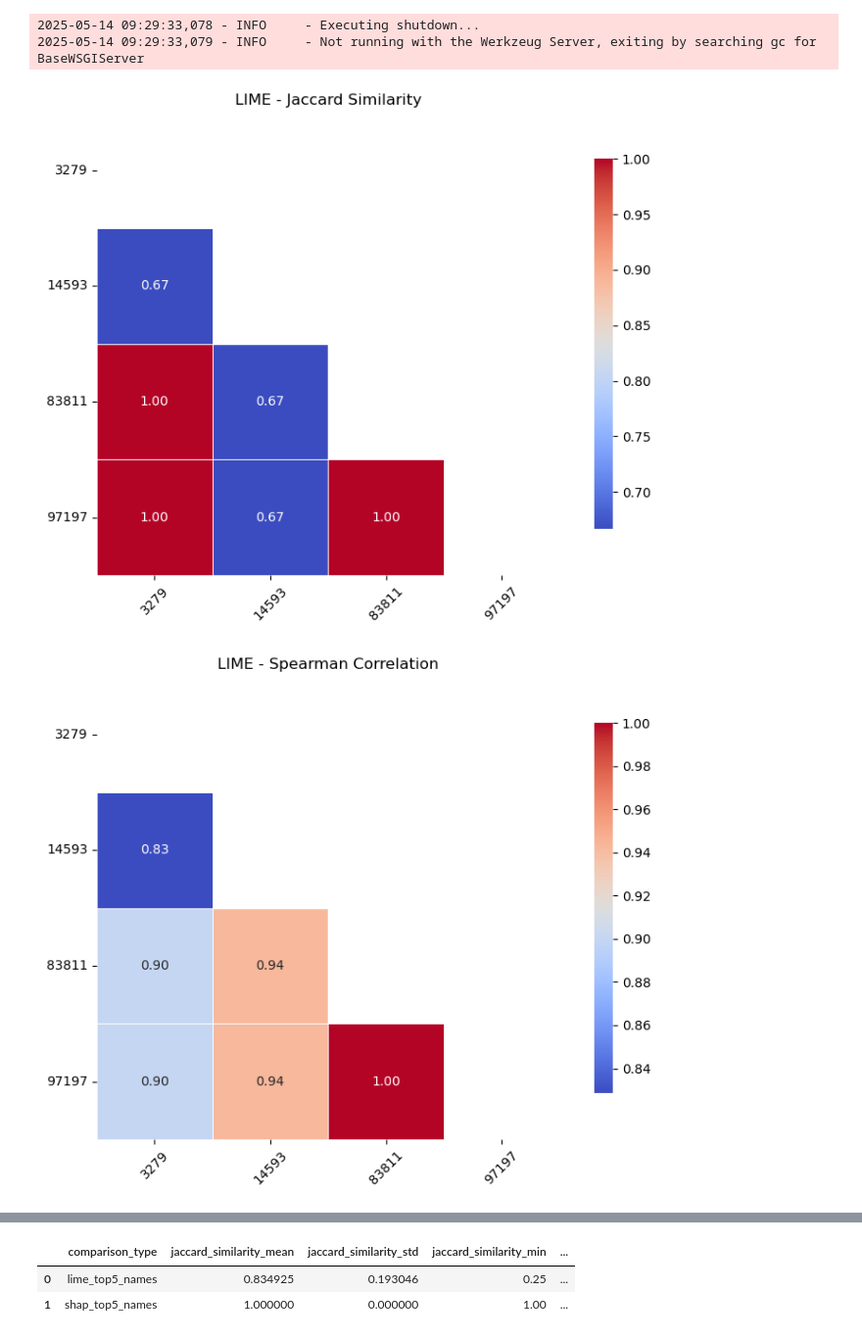
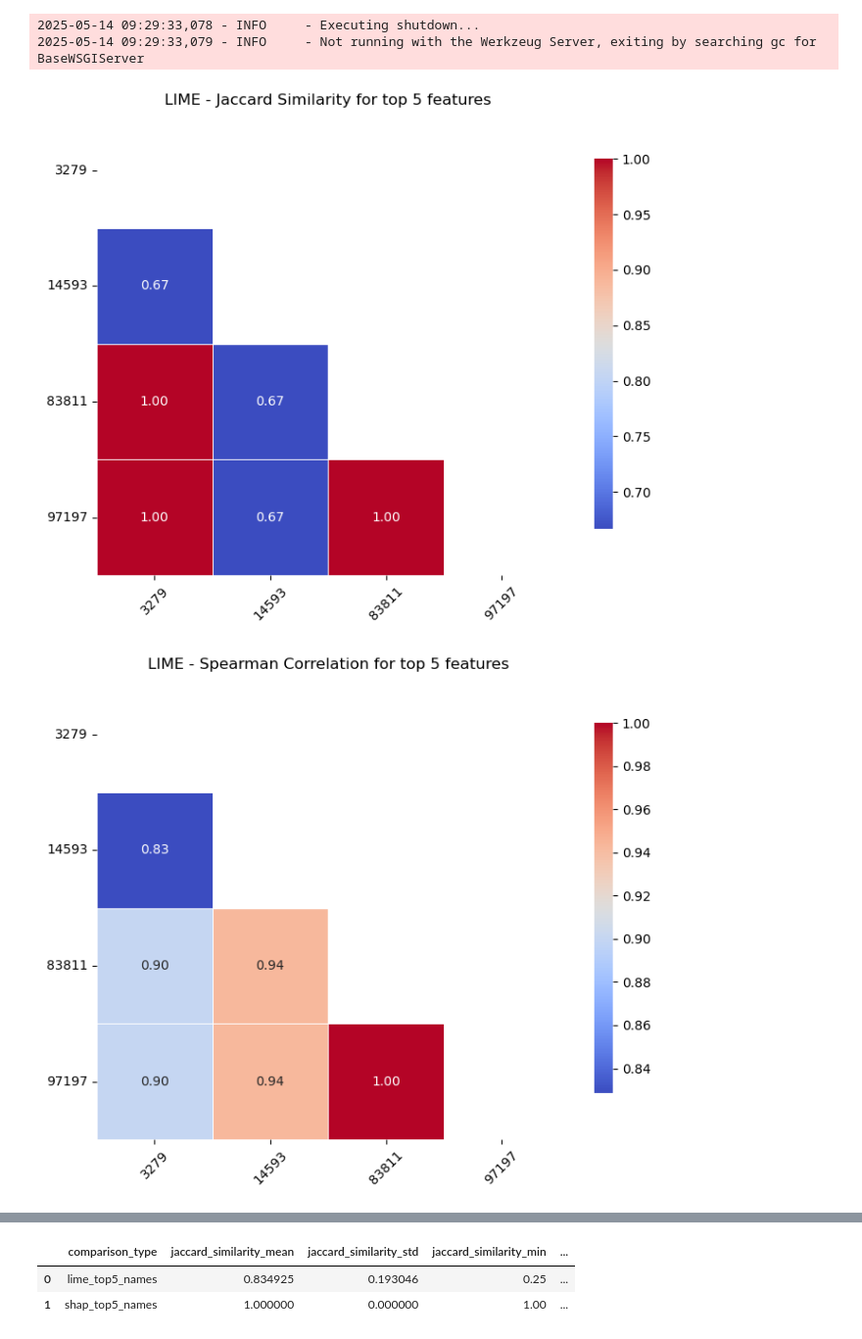
Before and after one commit to Takosaga/master_thesis, a Jupyter notebook: notebooks/11_sample_analysis.ipynb, the cells around one changed output, grey strips where cells are left out. Shown at 98% size. Saved outputs shown, nothing was run; the diff lists cells and outputs as text; code cells hidden in the pictures.

```diff
--- a/notebooks/11_sample_analysis.ipynb
+++ b/notebooks/11_sample_analysis.ipynb
@@ -518,13 +518,13 @@ def plot_lower_triangle(matrix, title, cmap='coolwarm', figsize=(8, 6), annot=Tr
 
     plt.show()
 # %%
-plot_lower_triangle(matrices['lime_jaccard'], "LIME - Jaccard Similarity")
-plot_lower_triangle(matrices['lime_spearman'], "LIME - Spearman Correlation")
-plot_lower_triangle(matrices['lime_kendall'], "LIME - Kendall Tau Correlation")
+plot_lower_triangle(matrices['lime_jaccard'], "LIME - Jaccard Similarity for top 5 features")
+plot_lower_triangle(matrices['lime_spearman'], "LIME - Spearman Correlation for top 5 features")
+plot_lower_triangle(matrices['lime_kendall'], "LIME - Kendall Tau Correlation for top 5 features")
 
-plot_lower_triangle(matrices['shap_jaccard'], "SHAP - Jaccard Similarity")
-plot_lower_triangle(matrices['shap_spearman'], "SHAP - Spearman Correlation")
-plot_lower_triangle(matrices['shap_kendall'], "SHAP - Kendall Tau Correlation")
+plot_lower_triangle(matrices['shap_jaccard'], "SHAP - Jaccard Similarity for top 5 features")
+plot_lower_triangle(matrices['shap_spearman'], "SHAP - Spearman Correlation for top 5 features")
+plot_lower_triangle(matrices['shap_kendall'], "SHAP - Kendall Tau Correlation for top 5 features")
 # %% [output]
-[figure, old version]
+[figure, new version]
-[figure, old version]
+[figure, new version]
```
Also changed, not shown: parts of 1 cell of this notebook, 6 other files.
